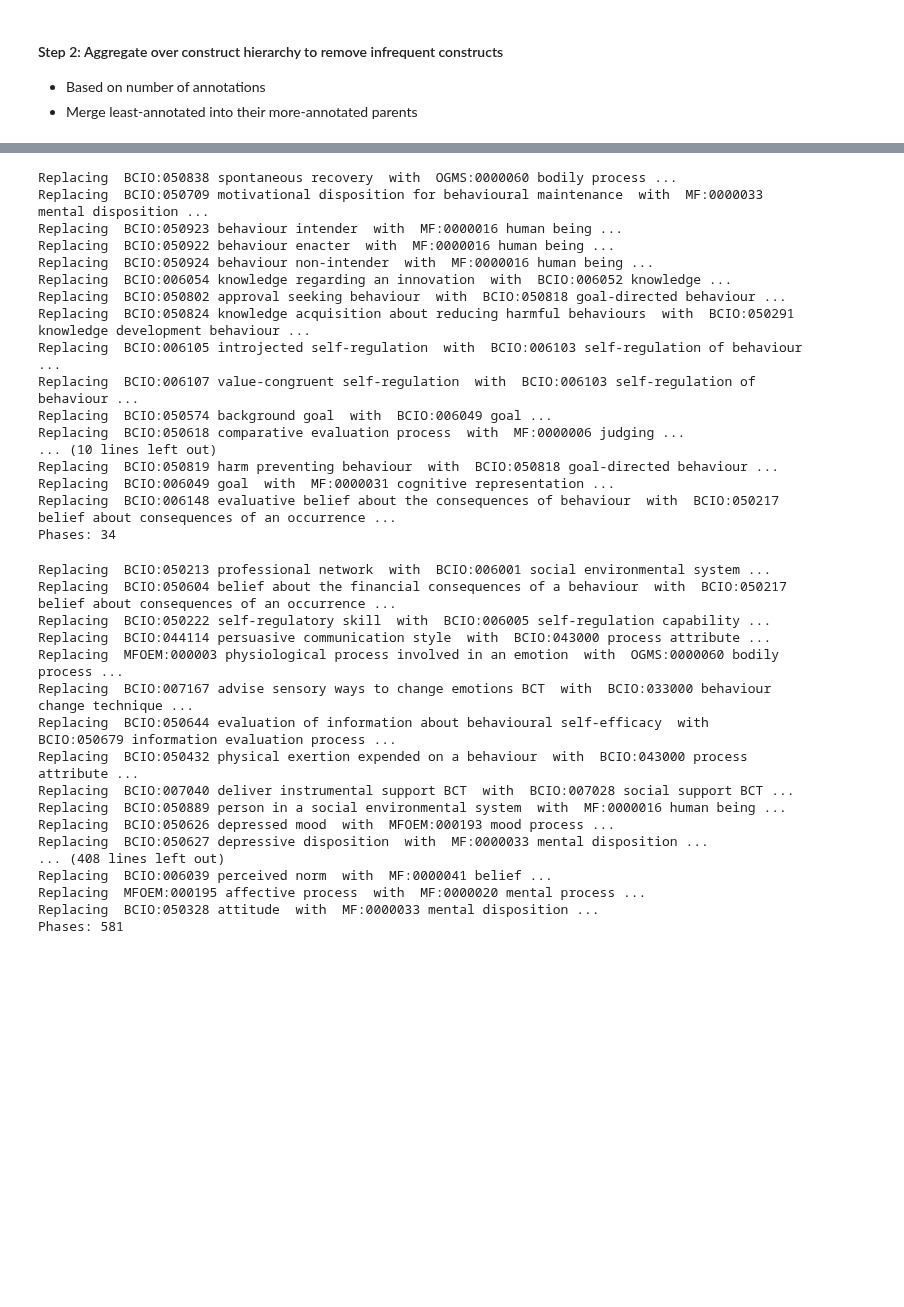
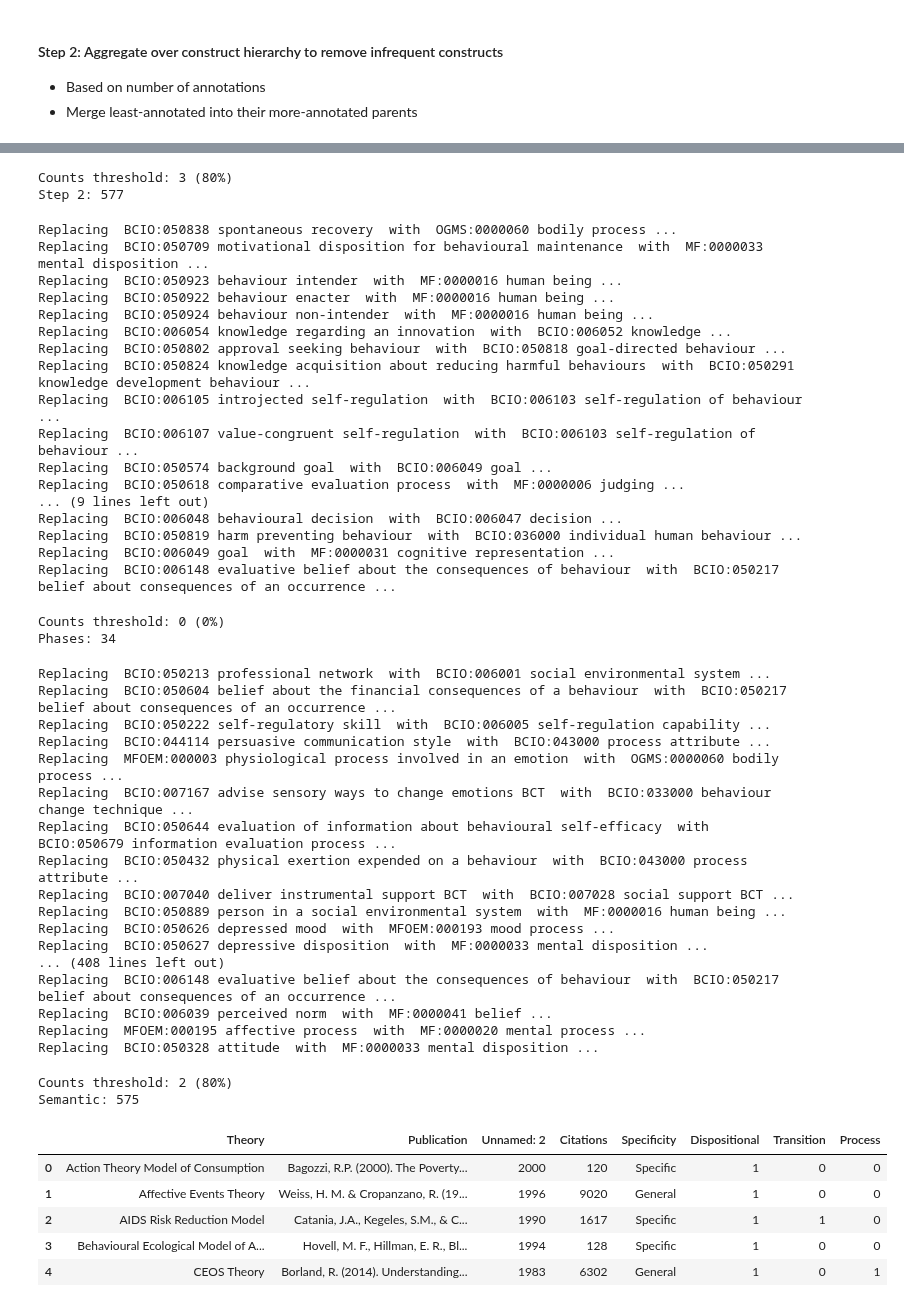
Before and after one commit to jannahastings/theory-database, a Jupyter notebook: app/AnalyseTheoryMapping.ipynb, the cells around one changed output, grey strips where cells are left out. Cells and saved outputs as stored; diff of their text form; code cells hidden in the pictures; blank space fills up the shorter version.

```diff
--- a/app/AnalyseTheoryMapping.ipynb
+++ b/app/AnalyseTheoryMapping.ipynb
@@ -1128,8 +1132,12 @@ Step 2: 610
+# %%
+
+visualise_tripleset(a_t_influences_aggstep2,'influences_subset_step2.png')
+print("Step 2:",len(set(a_t_influences_aggstep2)))
+# %% [output]
+Counts threshold: 3 (80%)
+Step 2: 577
 # %%
 a_t_phases_agg = hierarchically_generalise(annotated_triples_phases)
-
-visualise_tripleset(a_t_phases_agg,'phases_subset_aggregated.png')
-print("Phases:",len(set(a_t_phases_agg)))
 # %% [output]
 Replacing  BCIO:050838 spontaneous recovery  with  OGMS:0000060 bodily process ...
 Replacing  BCIO:050709 motivational disposition for behavioural maintenance  with  MF:0000033 mental disposition ...
@@ -1143,16 +1151,20 @@ Replacing  BCIO:006105 introjected self-regulation  with  BCIO:006103 self-regul
 Replacing  BCIO:006107 value-congruent self-regulation  with  BCIO:006103 self-regulation of behaviour ...
 Replacing  BCIO:050574 background goal  with  BCIO:006049 goal ...
 Replacing  BCIO:050618 comparative evaluation process  with  MF:0000006 judging ...
-... (10 lines left out)
-Replacing  BCIO:050819 harm preventing behaviour  with  BCIO:050818 goal-directed behaviour ...
+... (9 lines left out)
+Replacing  BCIO:006048 behavioural decision  with  BCIO:006047 decision ...
+Replacing  BCIO:050819 harm preventing behaviour  with  BCIO:036000 individual human behaviour ...
 Replacing  BCIO:006049 goal  with  MF:0000031 cognitive representation ...
 Replacing  BCIO:006148 evaluative belief about the consequences of behaviour  with  BCIO:050217 belief about consequences of an occurrence ...
-Phases: 34
+# %%
+
+visualise_tripleset(a_t_phases_agg,'phases_subset_aggregated.png',percentile=0)
+print("Phases:",len(set(a_t_phases_agg)))
+# %% [output]
+Counts threshold: 0 (0%)
+Phases: 34
 # %%
 a_t_semantic_agg = hierarchically_generalise(annotated_triples_semantic)
-
-visualise_tripleset(a_t_semantic_agg,'semantic_subset_aggregated.png')
-print("Phases:",len(set(a_t_semantic_agg)))
 # %% [output]
 Replacing  BCIO:050213 professional network  with  BCIO:006001 social environmental system ...
 Replacing  BCIO:050604 belief about the financial consequences of a behaviour  with  BCIO:050217 belief about consequences of an occurrence ...
@@ -1167,7 +1179,28 @@ Replacing  BCIO:050889 person in a social environmental system  with  MF:0000016
 Replacing  BCIO:050626 depressed mood  with  MFOEM:000193 mood process ...
 Replacing  BCIO:050627 depressive disposition  with  MF:0000033 mental disposition ...
 ... (408 lines left out)
+Replacing  BCIO:006148 evaluative belief about the consequences of behaviour  with  BCIO:050217 belief about consequences of an occurrence ...
 Replacing  BCIO:006039 perceived norm  with  MF:0000041 belief ...
 Replacing  MFOEM:000195 affective process  with  MF:0000020 mental process ...
 Replacing  BCIO:050328 attitude  with  MF:0000033 mental disposition ...
-Phases: 581
+# %%
+visualise_tripleset(a_t_semantic_agg,'semantic_subset_aggregated.png')
+print("Semantic:",len(set(a_t_semantic_agg)))
+# %% [output]
+Counts threshold: 2 (80%)
+Semantic: 575
+# %%
+# Finally, the next attempt to achieve a clearer picture:
+#  we use the categorisation of theories to decide which triples to include
+#  and then repeat the above steps for only those subsets of theories
+
+theoriescatdata = pd.read_csv("TheoryCharacteristics(Categorization).csv", encoding='latin-1')
+theoriescatdata.columns = [col.strip().replace('ï»¿', '') for col in theoriescatdata.columns]
+theoriescatdata.head()
+# %% [output]
+|  | Theory | Publication | Unnamed: 2 | Citations | Specificity | Dispositional | Transition | Process |
+| 0 | Action Theory Model of Consumption | Bagozzi, R.P. (2000). The Poverty... | 2000 | 120 | Specific | 1 | 0 | 0 |
+| 1 | Affective Events Theory | Weiss, H. M. & Cropanzano, R. (19... | 1996 | 9020 | General | 1 | 0 | 0 |
+| 2 | AIDS Risk Reduction Model | Catania, J.A., Kegeles, S.M., & C... | 1990 | 1617 | Specific | 1 | 1 | 0 |
+| 3 | Behavioural Ecological Model of A... | Hovell, M. F., Hillman, E. R., Bl... | 1994 | 128 | Specific | 1 | 0 | 0 |
+| 4 | CEOS Theory | Borland, R. (2014). Understanding... | 1983 | 6302 | General | 1 | 0 | 1 |
```
Also changed, not shown: parts of 32 cells of this notebook.
